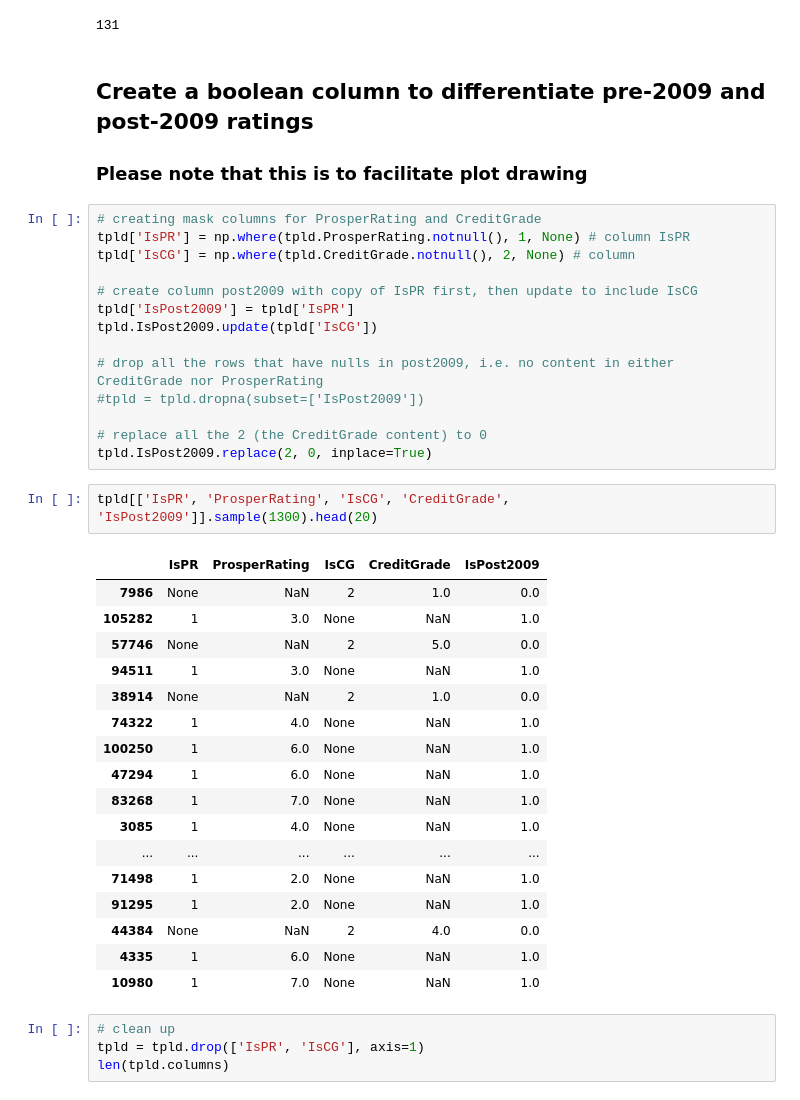
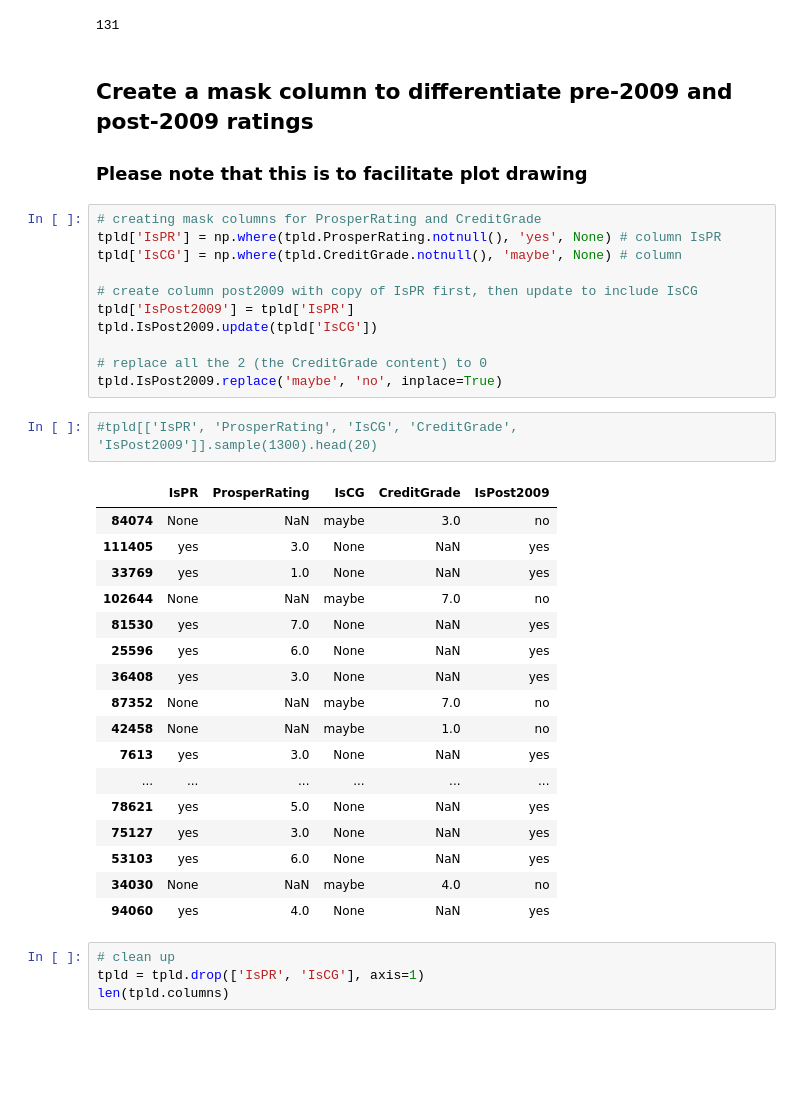
Before and after one commit to alf808/preposterous-octopus, a Jupyter notebook: explanatory_loan_data_slide_deck.ipynb, the cells around one changed output. Saved outputs shown, nothing was run; the diff lists cells and outputs as text; blank space fills up the shorter version.

```diff
--- a/explanatory_loan_data_slide_deck.ipynb
+++ b/explanatory_loan_data_slide_deck.ipynb
@@ -109,43 +114,40 @@ tpld.ProsperRatingGrade.isnull().sum()
 # %% [output]
 131
 # %% [markdown]
-## Create a boolean column to differentiate pre-2009 and post-2009 ratings
+## Create a mask column to differentiate pre-2009 and post-2009 ratings
 
 ### Please note that this is to facilitate plot drawing
 # %%
 # creating mask columns for ProsperRating and CreditGrade
-tpld['IsPR'] = np.where(tpld.ProsperRating.notnull(), 1, None) # column IsPR
-tpld['IsCG'] = np.where(tpld.CreditGrade.notnull(), 2, None) # column
+tpld['IsPR'] = np.where(tpld.ProsperRating.notnull(), 'yes', None) # column IsPR
+tpld['IsCG'] = np.where(tpld.CreditGrade.notnull(), 'maybe', None) # column
 
 # create column post2009 with copy of IsPR first, then update to include IsCG
 tpld['IsPost2009'] = tpld['IsPR']
 tpld.IsPost2009.update(tpld['IsCG'])
 
-# drop all the rows that have nulls in post2009, i.e. no content in either CreditGrade nor ProsperRating
-#tpld = tpld.dropna(subset=['IsPost2009'])
-
 # replace all the 2 (the CreditGrade content) to 0
-tpld.IsPost2009.replace(2, 0, inplace=True)
+tpld.IsPost2009.replace('maybe', 'no', inplace=True)
 # %%
-tpld[['IsPR', 'ProsperRating', 'IsCG', 'CreditGrade', 'IsPost2009']].sample(1300).head(20)
+#tpld[['IsPR', 'ProsperRating', 'IsCG', 'CreditGrade', 'IsPost2009']].sample(1300).head(20)
 # %% [output]
 |  | IsPR | ProsperRating | IsCG | CreditGrade | IsPost2009 |
-| 7986 | None | NaN | 2 | 1.0 | 0.0 |
-| 105282 | 1 | 3.0 | None | NaN | 1.0 |
-| 57746 | None | NaN | 2 | 5.0 | 0.0 |
-| 94511 | 1 | 3.0 | None | NaN | 1.0 |
-| 38914 | None | NaN | 2 | 1.0 | 0.0 |
-| 74322 | 1 | 4.0 | None | NaN | 1.0 |
-| 100250 | 1 | 6.0 | None | NaN | 1.0 |
-| 47294 | 1 | 6.0 | None | NaN | 1.0 |
-| 83268 | 1 | 7.0 | None | NaN | 1.0 |
-| 3085 | 1 | 4.0 | None | NaN | 1.0 |
+| 84074 | None | NaN | maybe | 3.0 | no |
+| 111405 | yes | 3.0 | None | NaN | yes |
+| 33769 | yes | 1.0 | None | NaN | yes |
+| 102644 | None | NaN | maybe | 7.0 | no |
+| 81530 | yes | 7.0 | None | NaN | yes |
+| 25596 | yes | 6.0 | None | NaN | yes |
+| 36408 | yes | 3.0 | None | NaN | yes |
+| 87352 | None | NaN | maybe | 7.0 | no |
+| 42458 | None | NaN | maybe | 1.0 | no |
+| 7613 | yes | 3.0 | None | NaN | yes |
 | ... | ... | ... | ... | ... | ... |
-| 71498 | 1 | 2.0 | None | NaN | 1.0 |
-| 91295 | 1 | 2.0 | None | NaN | 1.0 |
-| 44384 | None | NaN | 2 | 4.0 | 0.0 |
-| 4335 | 1 | 6.0 | None | NaN | 1.0 |
-| 10980 | 1 | 7.0 | None | NaN | 1.0 |
+| 78621 | yes | 5.0 | None | NaN | yes |
+| 75127 | yes | 3.0 | None | NaN | yes |
+| 53103 | yes | 6.0 | None | NaN | yes |
+| 34030 | None | NaN | maybe | 4.0 | no |
+| 94060 | yes | 4.0 | None | NaN | yes |
 # %%
 # clean up
 tpld = tpld.drop(['IsPR', 'IsCG'], axis=1)
```
Also changed, not shown: parts of 16 cells of this notebook.
